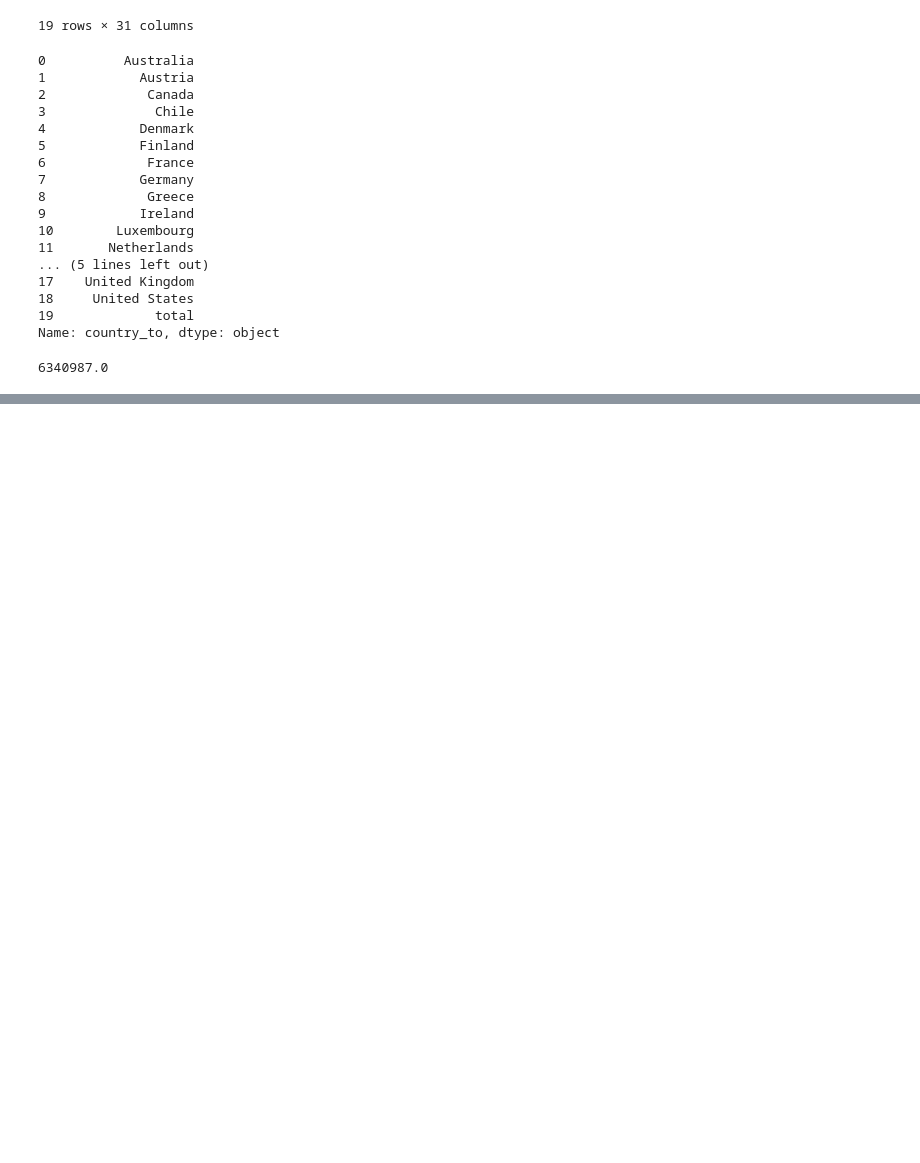
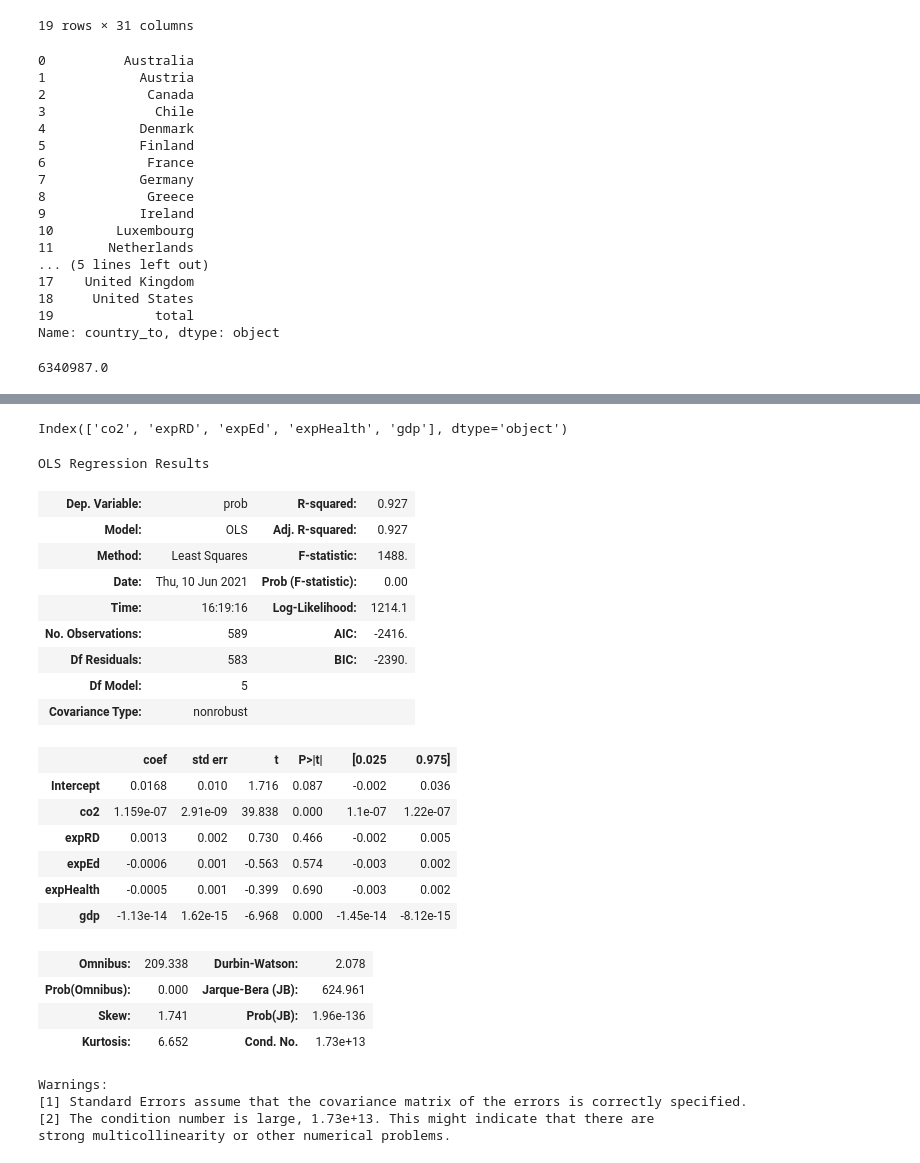
Before and after one commit to Kasrazn97/SMFinal_Project, a Jupyter notebook: Beta/regression.ipynb, the cells around one changed output, grey strips where cells are left out. Cells and saved outputs as stored; diff of their text form; code cells hidden in the pictures; blank space fills up the shorter version.

```diff
--- a/Beta/regression.ipynb
+++ b/Beta/regression.ipynb
@@ -381,0 +420,4 @@ migration_stats_by_destination_melted
+# %%
+X.columns
+# %% [output]
+Index(['co2', 'expRD', 'expEd', 'expHealth', 'gdp'], dtype='object')
@@ -381,0 +431,30 @@ migration_stats_by_destination_melted
+# %%
+lin_mod = smf.ols ('prob~co2+expRD+expEd+expHealth+gdp', data = Regression_data_df).fit()
+# %%
+lin_mod.summary()
+# %% [output]
+OLS Regression Results
+| Dep. Variable: | prob | R-squared: | 0.927 |
+| Model: | OLS | Adj. R-squared: | 0.927 |
+| Method: | Least Squares | F-statistic: | 1488. |
+| Date: | Thu, 10 Jun 2021 | Prob (F-statistic): | 0.00 |
+| Time: | 16:19:16 | Log-Likelihood: | 1214.1 |
+| No. Observations: | 589 | AIC: | -2416. |
+| Df Residuals: | 583 | BIC: | -2390. |
+| Df Model: | 5 |  |  |
+| Covariance Type: | nonrobust |  |  |
+|  | coef | std err | t | P>|t| | [0.025 | 0.975] |
+| Intercept | 0.0168 | 0.010 | 1.716 | 0.087 | -0.002 | 0.036 |
+| co2 | 1.159e-07 | 2.91e-09 | 39.838 | 0.000 | 1.1e-07 | 1.22e-07 |
+| expRD | 0.0013 | 0.002 | 0.730 | 0.466 | -0.002 | 0.005 |
+| expEd | -0.0006 | 0.001 | -0.563 | 0.574 | -0.003 | 0.002 |
+| expHealth | -0.0005 | 0.001 | -0.399 | 0.690 | -0.003 | 0.002 |
+| gdp | -1.13e-14 | 1.62e-15 | -6.968 | 0.000 | -1.45e-14 | -8.12e-15 |
+| Omnibus: | 209.338 | Durbin-Watson: | 2.078 |
+| Prob(Omnibus): | 0.000 | Jarque-Bera (JB): | 624.961 |
+| Skew: | 1.741 | Prob(JB): | 1.96e-136 |
+| Kurtosis: | 6.652 | Cond. No. | 1.73e+13 |
+Warnings:
+[1] Standard Errors assume that the covariance matrix of the errors is correctly specified.
+[2] The condition number is large, 1.73e+13. This might indicate that there are
+strong multicollinearity or other numerical problems.
```
Also changed, not shown: parts of 18 cells of this notebook, 9 other files.
